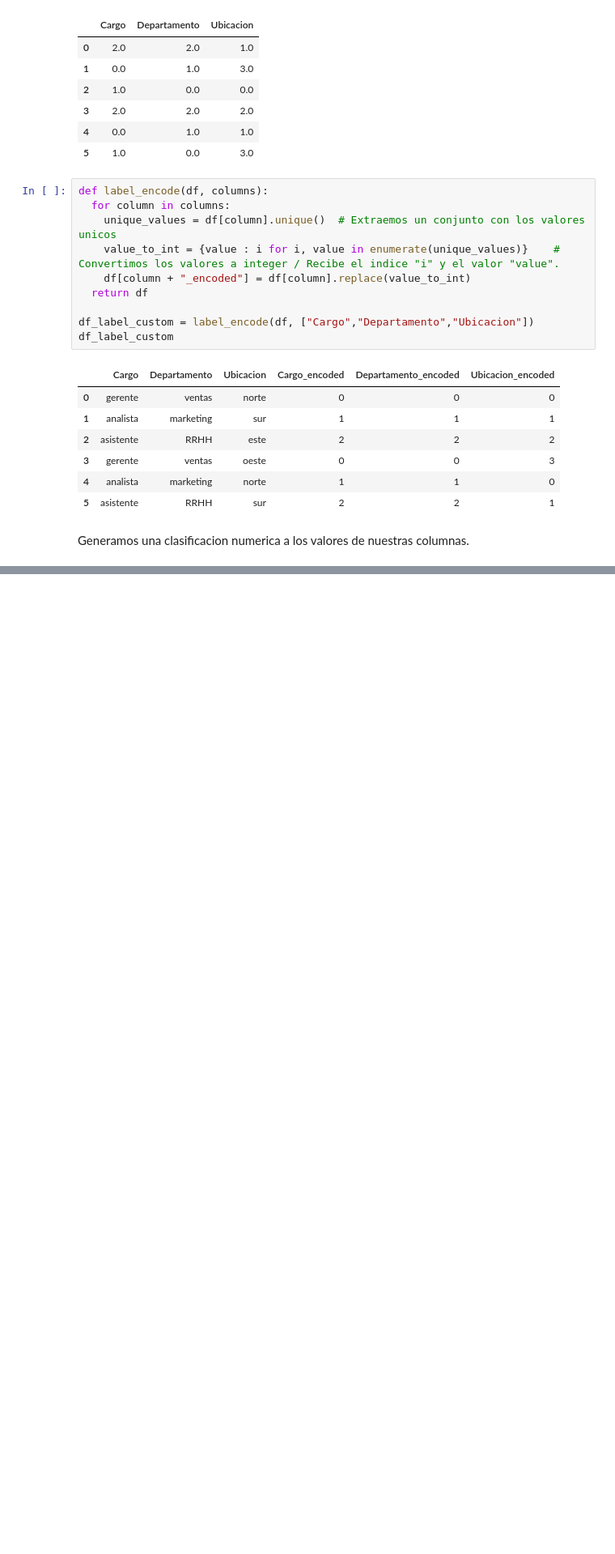
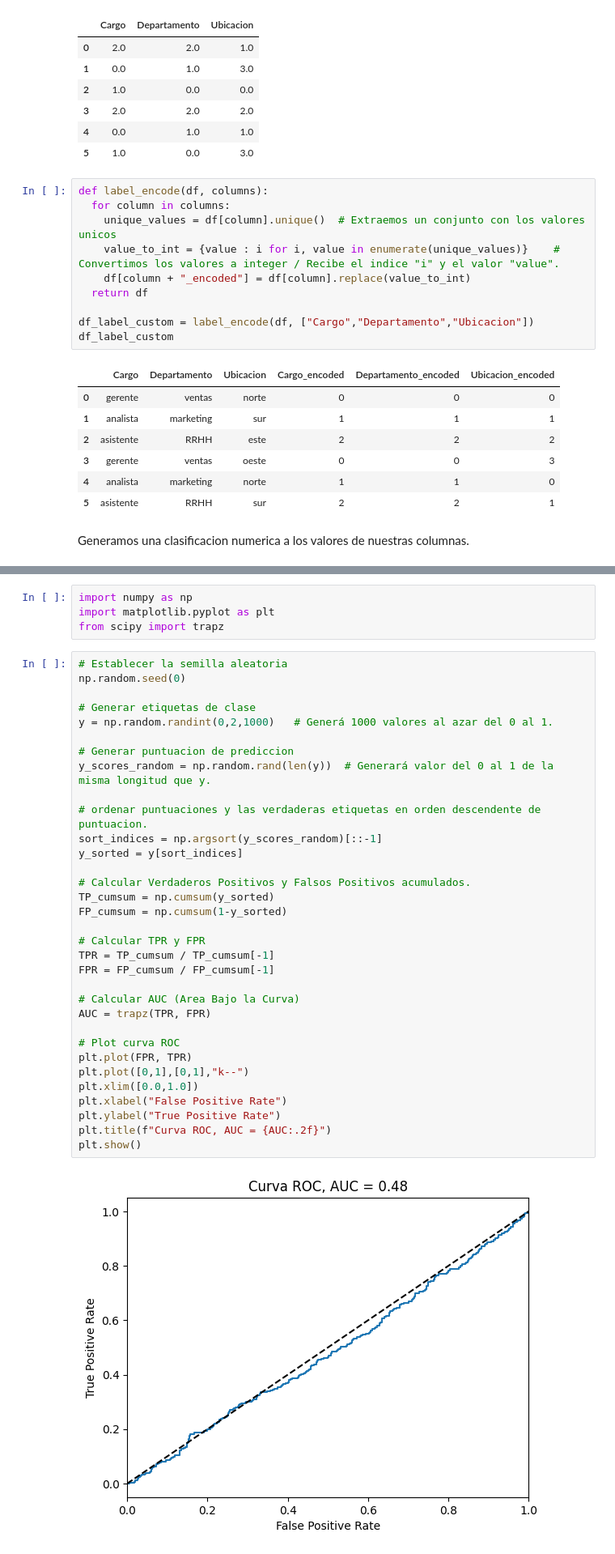
Before and after one commit to MatiasKige/Data-Science-FIFA, a Jupyter notebook: Curso Machine Learning/Colab.ipynb, the cells around one changed output, grey strips where cells are left out. Shown at 81% size. Drawn from its saved outputs; the diff is of its cells as text; blank space fills up the shorter version.

Commit message:
Machine Learning Clase 9

```diff
--- a/Curso Machine Learning/Colab.ipynb
+++ b/Curso Machine Learning/Colab.ipynb
@@ -484,0 +605,39 @@ Generamos una clasificacion numerica a los valores de nuestras columnas.
+# %%
+import numpy as np
+import matplotlib.pyplot as plt
+from scipy import trapz
+# %%
+# Establecer la semilla aleatoria
+np.random.seed(0)
+
+# Generar etiquetas de clase
+y = np.random.randint(0,2,1000)   # Generá 1000 valores al azar del 0 al 1.
+
+# Generar puntuacion de prediccion
+y_scores_random = np.random.rand(len(y))  # Generará valor del 0 al 1 de la misma longitud que y.
+
+# ordenar puntuaciones y las verdaderas etiquetas en orden descendente de puntuacion.
+sort_indices = np.argsort(y_scores_random)[::-1]
+y_sorted = y[sort_indices]
+
+# Calcular Verdaderos Positivos y Falsos Positivos acumulados.
+TP_cumsum = np.cumsum(y_sorted)
+FP_cumsum = np.cumsum(1-y_sorted)
+
+# Calcular TPR y FPR
+TPR = TP_cumsum / TP_cumsum[-1]
+FPR = FP_cumsum / FP_cumsum[-1]
+
+# Calcular AUC (Area Bajo la Curva)
+AUC = trapz(TPR, FPR)
+
+# Plot curva ROC
+plt.plot(FPR, TPR)
+plt.plot([0,1],[0,1],"k--")
+plt.xlim([0.0,1.0])
+plt.xlabel("False Positive Rate")
+plt.ylabel("True Positive Rate")
+plt.title(f"Curva ROC, AUC = {AUC:.2f}")
+plt.show()
+# %% [output]
+[figure, added]
```
Also changed, not shown: parts of 13 cells of this notebook.
